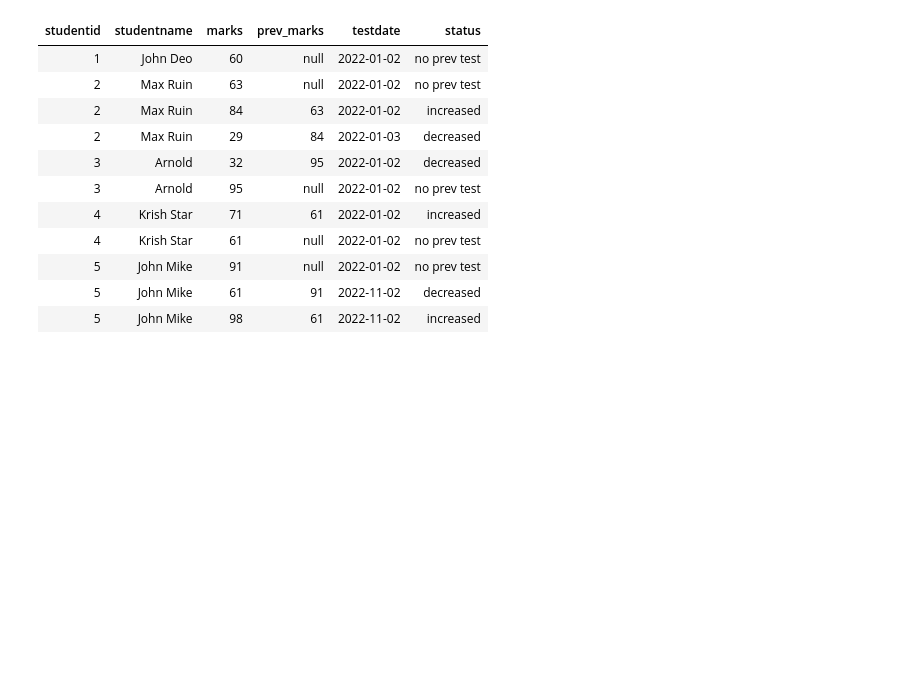
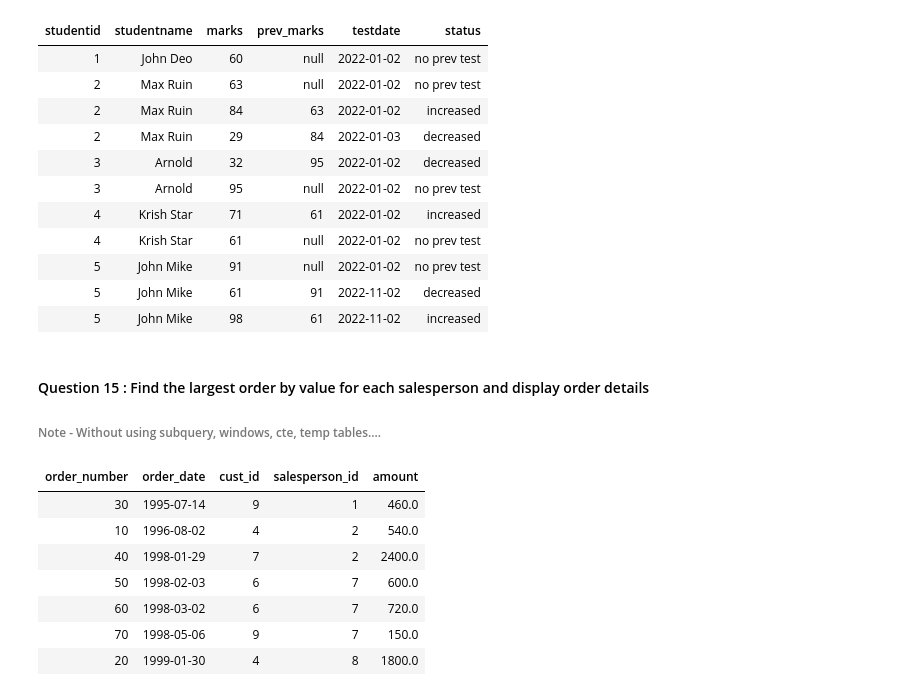
Before and after one commit to Rupam-1/SQL-Pyspark-practise_youtube, a Jupyter notebook: 03. SQL - Part2.ipynb, the cells around one changed output. Cells and saved outputs as stored; diff of their text form; code cells hidden in the pictures; blank space fills up the shorter version.

```diff
--- a/03. SQL - Part2.ipynb
+++ b/03. SQL - Part2.ipynb
@@ -1173,3 +1173,36 @@ from cte;
 | 5 | John Mike | 91 | null | 2022-01-02 | no prev test |
 | 5 | John Mike | 61 | 91 | 2022-11-02 | decreased |
 | 5 | John Mike | 98 | 61 | 2022-11-02 | increased |
+# %% [markdown]
+#### Question 15 : Find the largest order by value for each salesperson and display order details
+###### Note - Without using subquery, windows, cte, temp tables....
+# %%
+%sql
+DROP TABLE IF EXISTS int_orders;
+CREATE TABLE int_orders (
+    order_number INT,
+    order_date DATE,
+    cust_id INT,
+    salesperson_id INT,
+    amount DOUBLE
+);
+INSERT INTO int_orders
+(order_number, order_date, cust_id, salesperson_id, amount)
+VALUES
+(30, '1995-07-14', 9, 1, 460),
+(10, '1996-08-02', 4, 2, 540),
+(40, '1998-01-29', 7, 2, 2400),
+(50, '1998-02-03', 6, 7, 600),
+(60, '1998-03-02', 6, 7, 720),
+(70, '1998-05-06', 9, 7, 150),
+(20, '1999-01-30', 4, 8, 1800);
+SELECT * FROM int_orders ORDER BY order_date;
+# %% [output]
+| order_number | order_date | cust_id | salesperson_id | amount |
+| 30 | 1995-07-14 | 9 | 1 | 460.0 |
+| 10 | 1996-08-02 | 4 | 2 | 540.0 |
+| 40 | 1998-01-29 | 7 | 2 | 2400.0 |
+| 50 | 1998-02-03 | 6 | 7 | 600.0 |
+| 60 | 1998-03-02 | 6 | 7 | 720.0 |
+| 70 | 1998-05-06 | 9 | 7 | 150.0 |
+| 20 | 1999-01-30 | 4 | 8 | 1800.0 |
```
Also changed, not shown: parts of 1 cell of this notebook, 1 other file.
